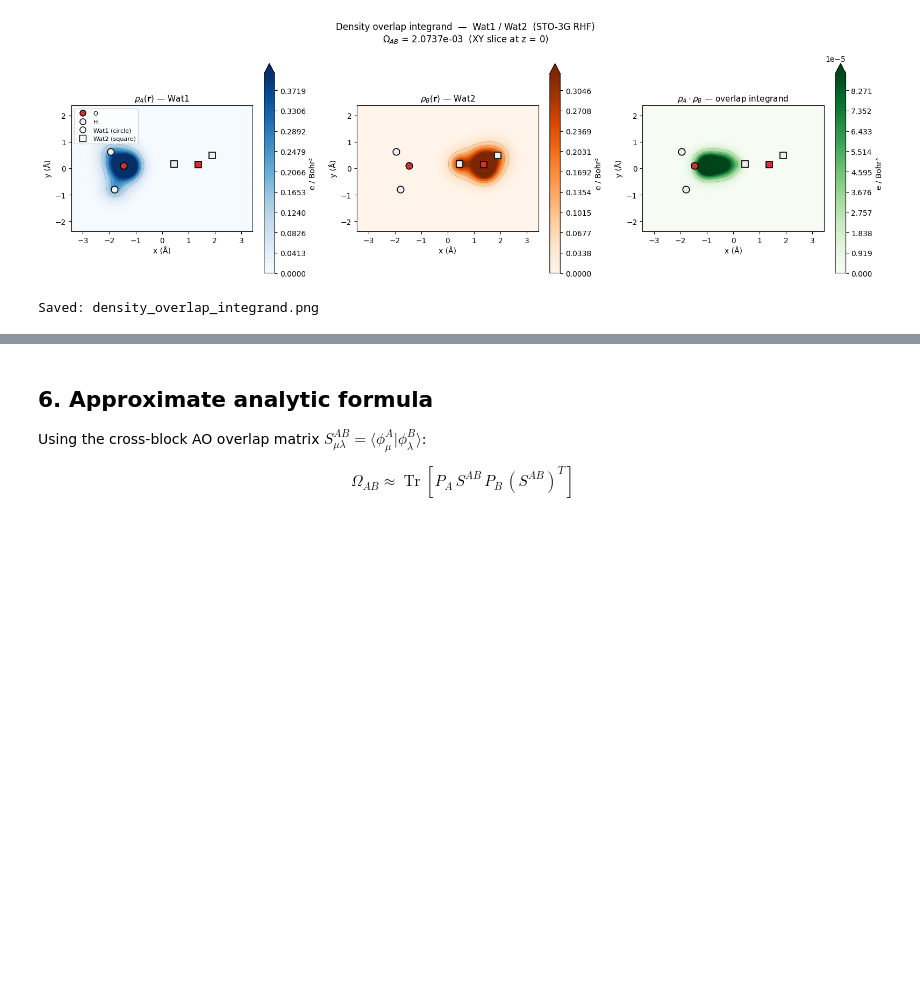
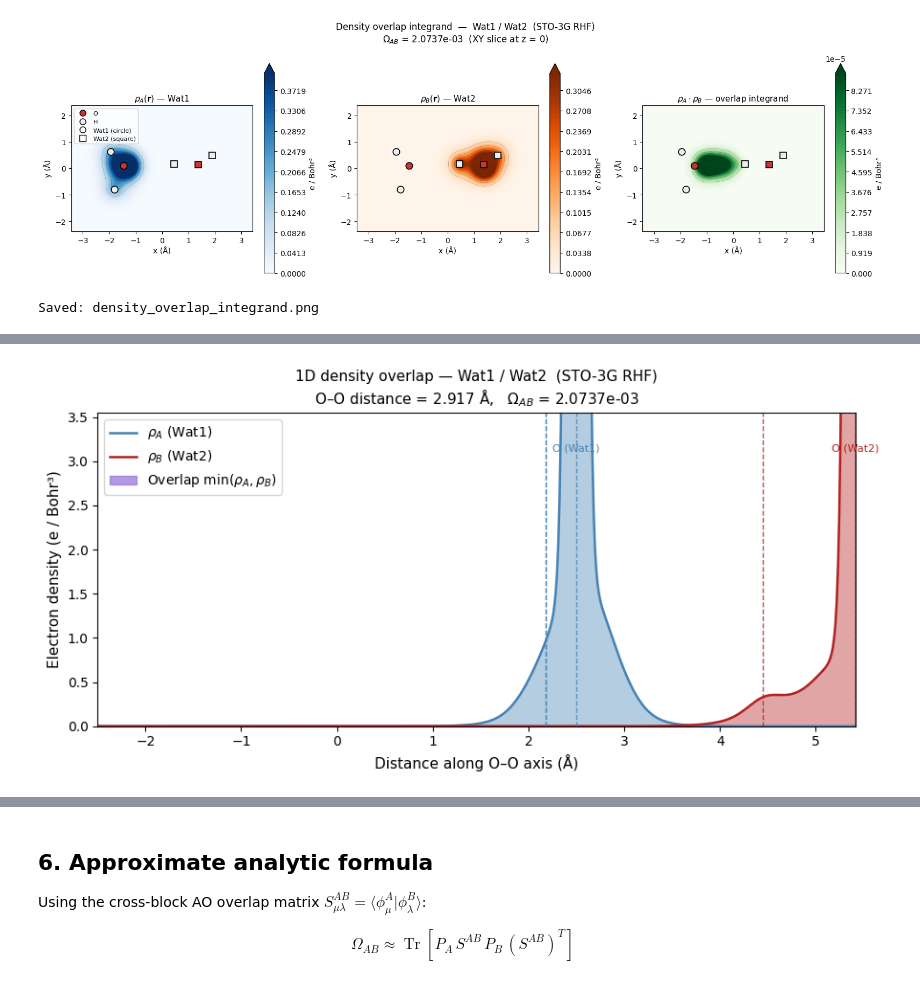
Before and after one commit to tsatta/compchem_intro_test, a Jupyter notebook: density_overlap_integral.ipynb, the cells around one changed output, grey strips where cells are left out. Cells and saved outputs as stored; diff of their text form; code cells hidden in the pictures; blank space fills up the shorter version.

```diff
--- a/density_overlap_integral.ipynb
+++ b/density_overlap_integral.ipynb
@@ -331,0 +337,85 @@ Saved: density_overlap_integrand.png
+# %%
+BOHR_TO_ANG = 0.529177210903
+
+# ── O–O axis ─────────────────────────────────────────────────────────────────
+o_A = molA.atom_coords()[0] * BOHR_TO_ANG   # O of Wat1 in Å
+o_B = molB.atom_coords()[0] * BOHR_TO_ANG   # O of Wat2 in Å
+
+oo_vec  = o_B - o_A
+oo_dist = np.linalg.norm(oo_vec)
+oo_hat  = oo_vec / oo_dist                  # unit vector A→B
+
+# 1D grid: start 2.5 Å before Wat1-O, end 2.5 Å after Wat2-O
+pad = 2.5
+t   = np.linspace(-pad, oo_dist + pad, 600)   # Å along the axis
+origin_ang = o_A - pad * oo_hat
+
+pts_ang  = origin_ang + t[:, None] * oo_hat   # (600, 3) in Å
+pts_bohr = pts_ang / BOHR_TO_ANG              # in Bohr  (eval_ao needs Bohr)
+
+# ── Evaluate densities along the line ────────────────────────────────────────
+rhoA_1d = eval_density(molA, dmA_cmo, pts_bohr)
+rhoB_1d = eval_density(molB, dmB_cmo, pts_bohr)
+
+# ── Project all atom positions onto the O–O axis ─────────────────────────────
+def project_atoms(mol, origin_ang, oo_hat):
+    """Return 1D coordinates of each atom projected along oo_hat (Å)."""
+    return np.dot(mol.atom_coords() * BOHR_TO_ANG - origin_ang, oo_hat)
+
+proj_A = project_atoms(molA, origin_ang, oo_hat)   # x positions of Wat1 atoms
+proj_B = project_atoms(molB, origin_ang, oo_hat)   # x positions of Wat2 atoms
+
+sym_A = [molA.atom_symbol(i) for i in range(molA.natm)]
+sym_B = [molB.atom_symbol(i) for i in range(molB.natm)]
+
+# ── Clip y for readability (nuclear cusps are very tall) ─────────────────────
+ymax = np.percentile(np.concatenate([rhoA_1d, rhoB_1d]), 97)
+
+# ── Plot ─────────────────────────────────────────────────────────────────────
+fig, ax = plt.subplots(figsize=(9, 4.5))
+
+# Filled density curves
+ax.fill_between(t, rhoA_1d, alpha=0.40, color='steelblue')
+ax.plot(t, rhoA_1d, color='steelblue', lw=1.8, label=r'$\rho_A$ (Wat1)')
+
+ax.fill_between(t, rhoB_1d, alpha=0.40, color='firebrick')
+ax.plot(t, rhoB_1d, color='firebrick', lw=1.8, label=r'$\rho_B$ (Wat2)')
+
+# Overlap region = min(rhoA, rhoB)
+ax.fill_between(t, np.minimum(rhoA_1d, rhoB_1d),
+                alpha=0.70, color='mediumpurple',
+                label=r'Overlap $\min(\rho_A,\rho_B)$')
+
+# Dashed vertical lines at projected nuclear positions
+for pos, sym in zip(proj_A, sym_A):
+    ls = '--'
+    ax.axvline(pos, color='steelblue', lw=1.0, ls=ls, alpha=0.8)
+
+for pos, sym in zip(proj_B, sym_B):
+    ax.axvline(pos, color='firebrick',  lw=1.0, ls='--', alpha=0.8)
+
+# Annotations for O atoms
+o_pos_A = proj_A[sym_A.index('O')]
+o_pos_B = proj_B[sym_B.index('O')]
+ax.annotate('O (Wat1)', xy=(o_pos_A, ymax * 0.92),
+            ha='center', color='steelblue', fontsize=8)
+ax.annotate('O (Wat2)', xy=(o_pos_B, ymax * 0.92),
+            ha='center', color='firebrick', fontsize=8)
+
+ax.set_xlabel('Distance along O–O axis (Å)', fontsize=11)
+ax.set_ylabel('Electron density (e / Bohr³)', fontsize=11)
+ax.set_title(
+    f'1D density overlap — Wat1 / Wat2  (STO-3G RHF)\n'
+    f'O–O distance = {oo_dist:.3f} Å,   $\\Omega_{{AB}}$ = {omega_cmo:.4e}',
+    fontsize=11
+)
+ax.legend(fontsize=10)
+ax.set_xlim(t[0], t[-1])
+ax.set_ylim(0, ymax * 1.05)
+
+plt.tight_layout()
+plt.savefig('density_overlap_1d.png', dpi=150, bbox_inches='tight')
+plt.show()
+print('Saved: density_overlap_1d.png')
+# %% [output]
+[figure, added]
```
Also changed, not shown: parts of 4 cells of this notebook, 1 other file.
